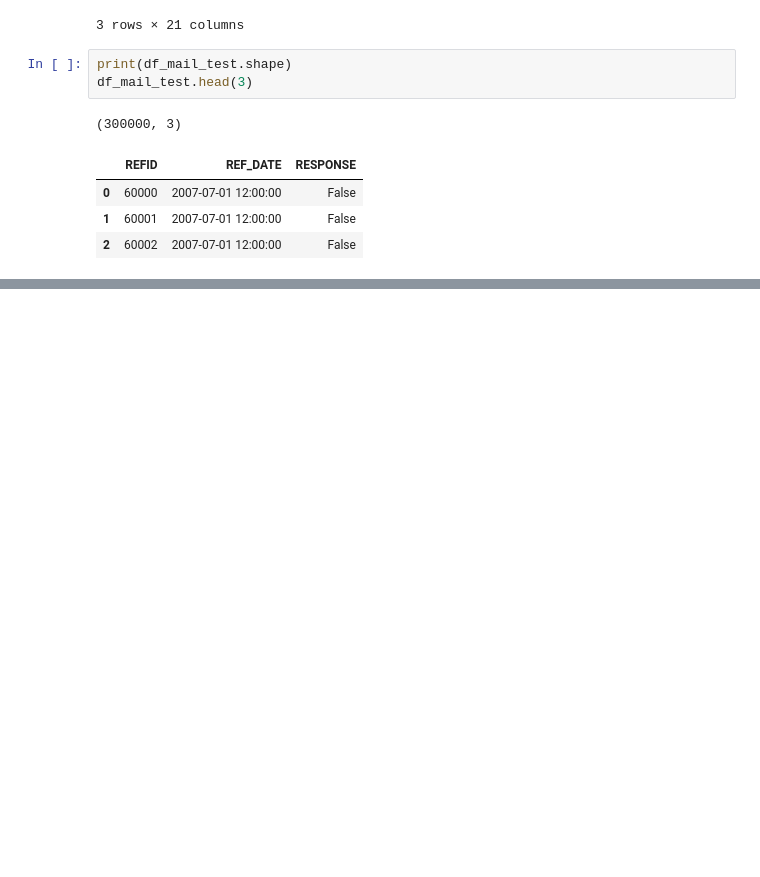
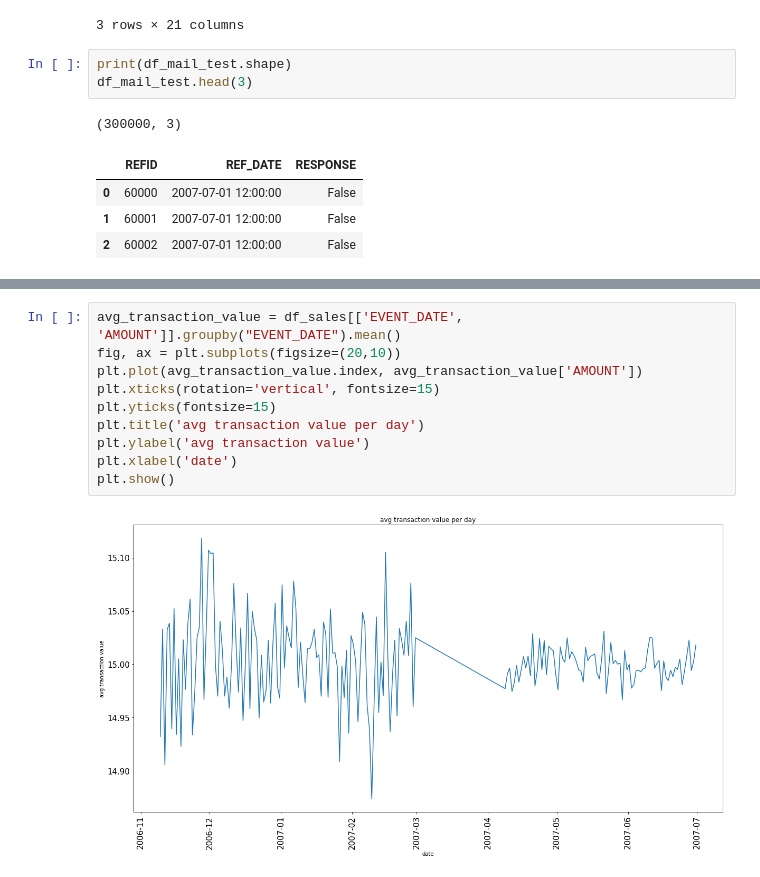
Before and after one commit to momori790/Springboard_AIC, a Jupyter notebook: capstone/notebooks/1.0-mo-initial-analysis.ipynb, the cells around one changed output, grey strips where cells are left out. Drawn from its saved outputs; the diff is of its cells as text; blank space fills up the shorter version.

```diff
--- a/capstone/notebooks/1.0-mo-initial-analysis.ipynb
+++ b/capstone/notebooks/1.0-mo-initial-analysis.ipynb
@@ -122,0 +221,12 @@ Index(['id', 'html', 'political', 'not_political', 'title', 'message',
+# %%
+avg_transaction_value = df_sales[['EVENT_DATE', 'AMOUNT']].groupby("EVENT_DATE").mean()
+fig, ax = plt.subplots(figsize=(20,10))
+plt.plot(avg_transaction_value.index, avg_transaction_value['AMOUNT'])
+plt.xticks(rotation='vertical', fontsize=15)
+plt.yticks(fontsize=15)
+plt.title('avg transaction value per day')
+plt.ylabel('avg transaction value')
+plt.xlabel('date')
+plt.show()
+# %% [output]
+[figure, added]
```
Also changed, not shown: parts of 53 cells of this notebook, 4 other files.
